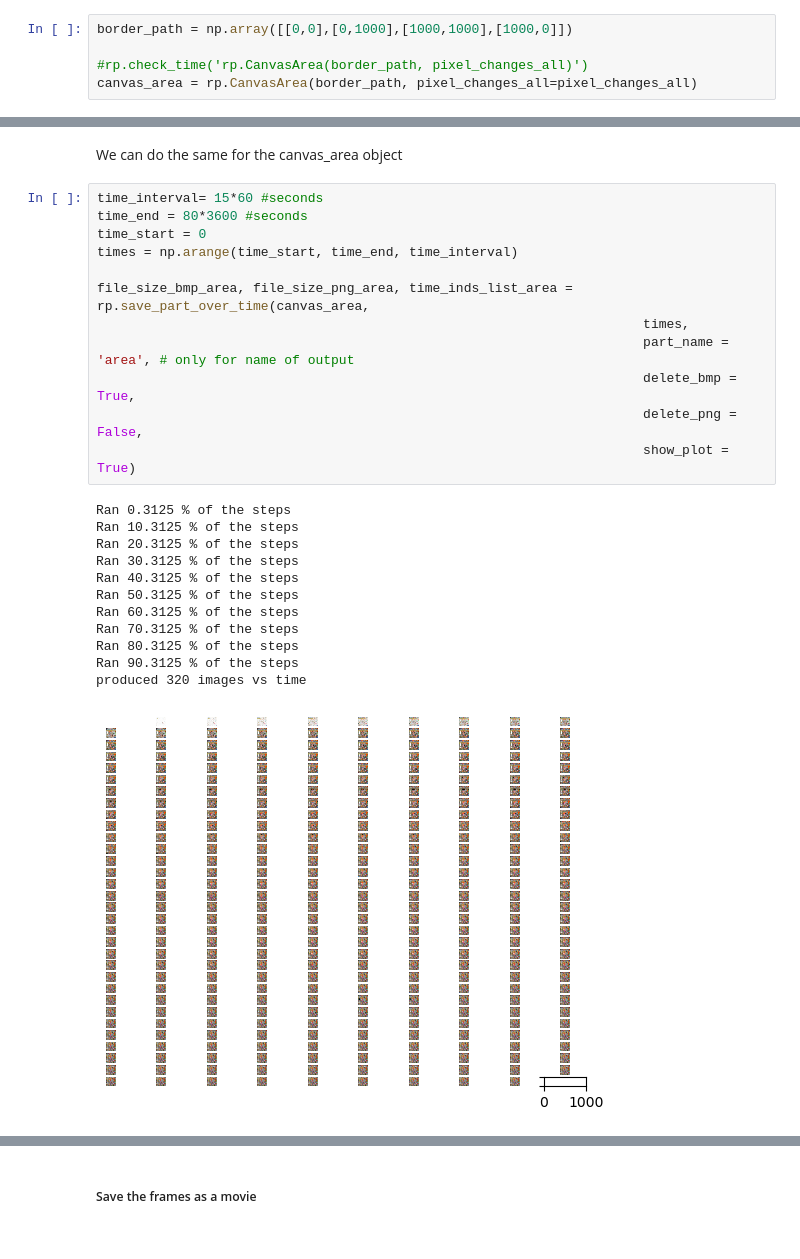
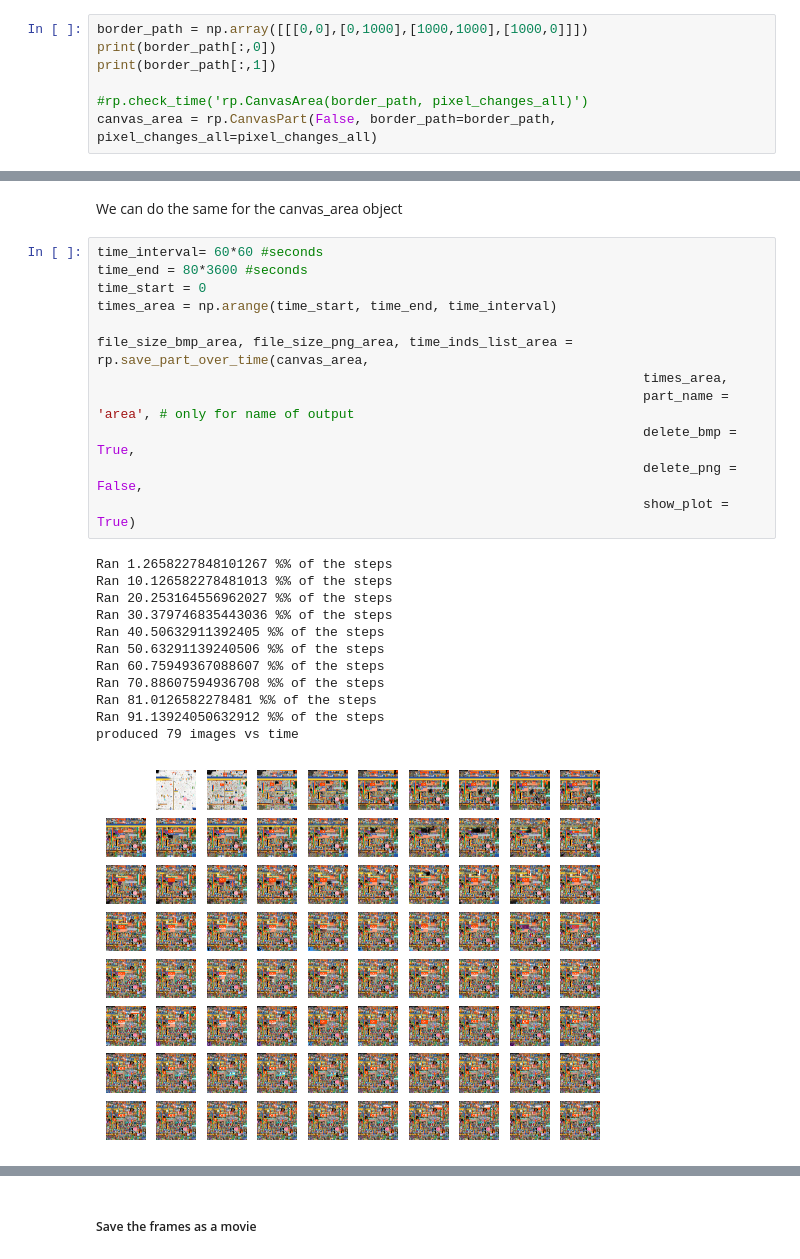
Before and after one commit to AnnieStephenson/r-place-emergence, a Jupyter notebook: tutorial.ipynb, the cells around one changed output, grey strips where cells are left out. Cells and saved outputs as stored; diff of their text form.

```diff
--- a/tutorial.ipynb
+++ b/tutorial.ipynb
@@ -110,7 +108,9 @@ Canvas composition y coordinates:
 To define a CanvasArea object, you must supply the border path and the pixel changes from the npz file.
 The border path is a numpy array of x,y points that form the path of the border of the canvas
 # %%
-border_path = np.array([[0,0],[0,1000],[1000,1000],[1000,0]])
+border_path = np.array([[[0,0],[0,1000],[1000,1000],[1000,0]]])
+print(border_path[:,0])
+print(border_path[:,1])
 
 #rp.check_time('rp.CanvasArea(border_path, pixel_changes_all)')
-canvas_area = rp.CanvasArea(border_path, pixel_changes_all=pixel_changes_all)
+canvas_area = rp.CanvasPart(False, border_path=border_path, pixel_changes_all=pixel_changes_all)
@@ -174,27 +177,27 @@ produced 144 images vs time
 # %% [markdown]
 We can do the same for the canvas_area object
 # %%
-time_interval= 15*60 #seconds
+time_interval= 60*60 #seconds
 time_end = 80*3600 #seconds
 time_start = 0
-times = np.arange(time_start, time_end, time_interval)
+times_area = np.arange(time_start, time_end, time_interval)
 
 file_size_bmp_area, file_size_png_area, time_inds_list_area = rp.save_part_over_time(canvas_area,
-                                                                      times,
+                                                                      times_area,
                                                                       part_name = 'area', # only for name of output
                                                                       delete_bmp = True,
                                                                       delete_png = False,
                                                                       show_plot = True)
 # %% [output]
-Ran 0.3125 % of the steps
-Ran 10.3125 % of the steps
-Ran 20.3125 % of the steps
-Ran 30.3125 % of the steps
-Ran 40.3125 % of the steps
-Ran 50.3125 % of the steps
-Ran 60.3125 % of the steps
-Ran 70.3125 % of the steps
-Ran 80.3125 % of the steps
-Ran 90.3125 % of the steps
-produced 320 images vs time
+Ran 1.2658227848101267 %% of the steps
+Ran 10.126582278481013 %% of the steps
+Ran 20.253164556962027 %% of the steps
+Ran 30.379746835443036 %% of the steps
+Ran 40.50632911392405 %% of the steps
+Ran 50.63291139240506 %% of the steps
+Ran 60.75949367088607 %% of the steps
+Ran 70.88607594936708 %% of the steps
+Ran 81.0126582278481 %% of the steps
+Ran 91.13924050632912 %% of the steps
+produced 79 images vs time
-[figure, old version]
+[figure, new version]
```
Also changed, not shown: parts of 21 cells of this notebook, 2 other files.
